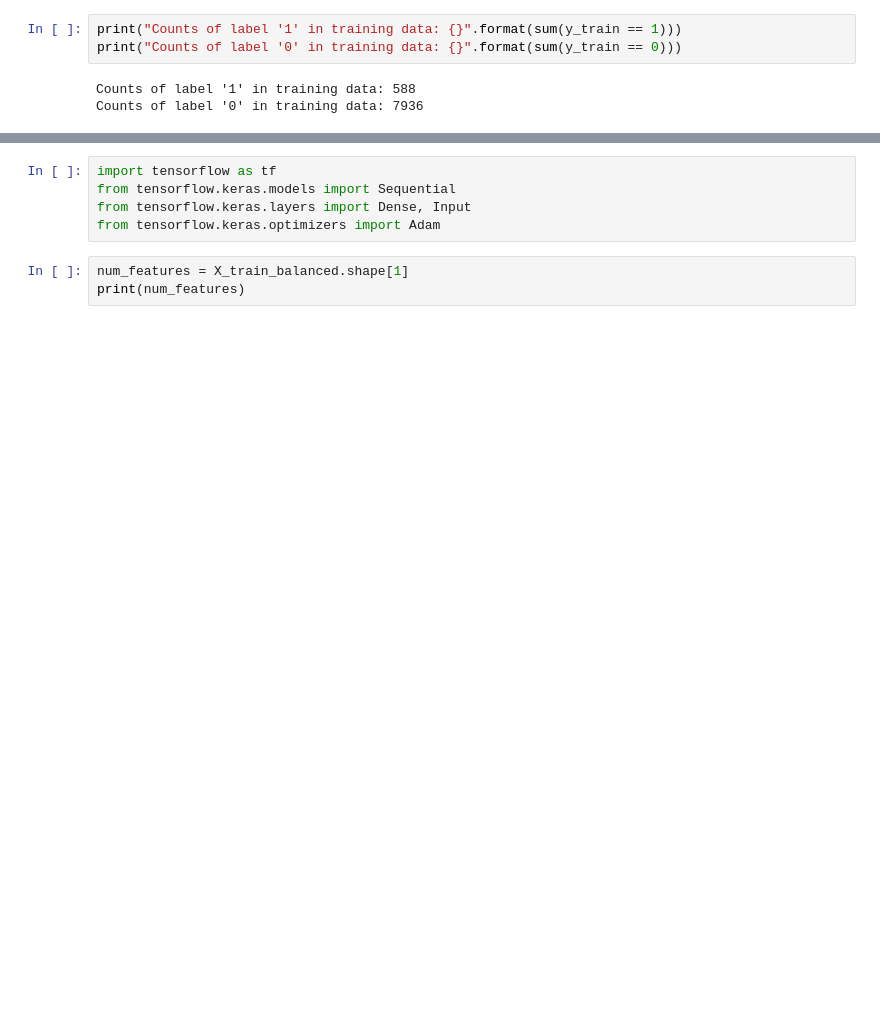
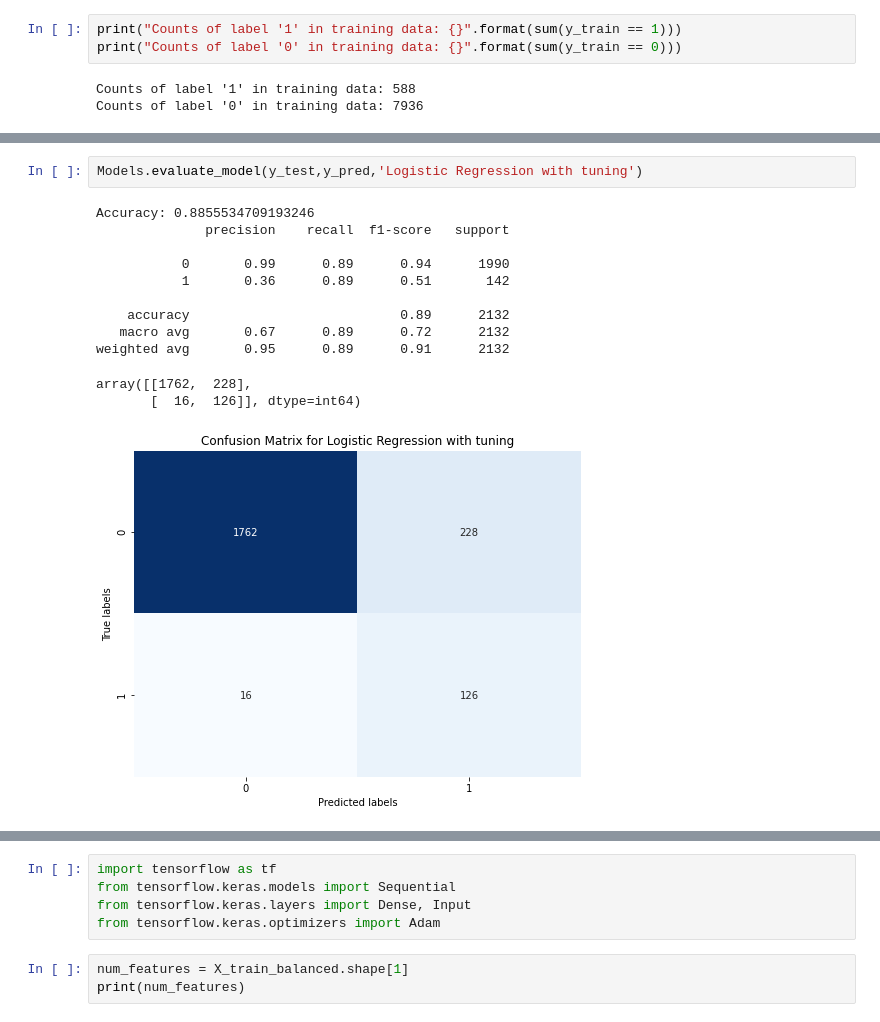
Before and after one commit to cheryltan17/DSA4263-Project, a Jupyter notebook: Models/Models.ipynb, the cells around one changed output, grey strips where cells are left out. Cells and saved outputs as stored; diff of their text form; blank space fills up the shorter version.

```diff
--- a/Models/Models.ipynb
+++ b/Models/Models.ipynb
@@ -166,0 +148,15 @@ y_pred = rfc.predict(X_test)
+# %%
+Models.evaluate_model(y_test,y_pred,'Logistic Regression with tuning')
+# %% [output]
+Accuracy: 0.8855534709193246
+              precision    recall  f1-score   support
+
+           0       0.99      0.89      0.94      1990
+           1       0.36      0.89      0.51       142
+
+    accuracy                           0.89      2132
+   macro avg       0.67      0.89      0.72      2132
+weighted avg       0.95      0.89      0.91      2132
+array([[1762,  228],
+       [  16,  126]], dtype=int64)
+[figure, added]
```
Also changed, not shown: parts of 43 cells of this notebook.
